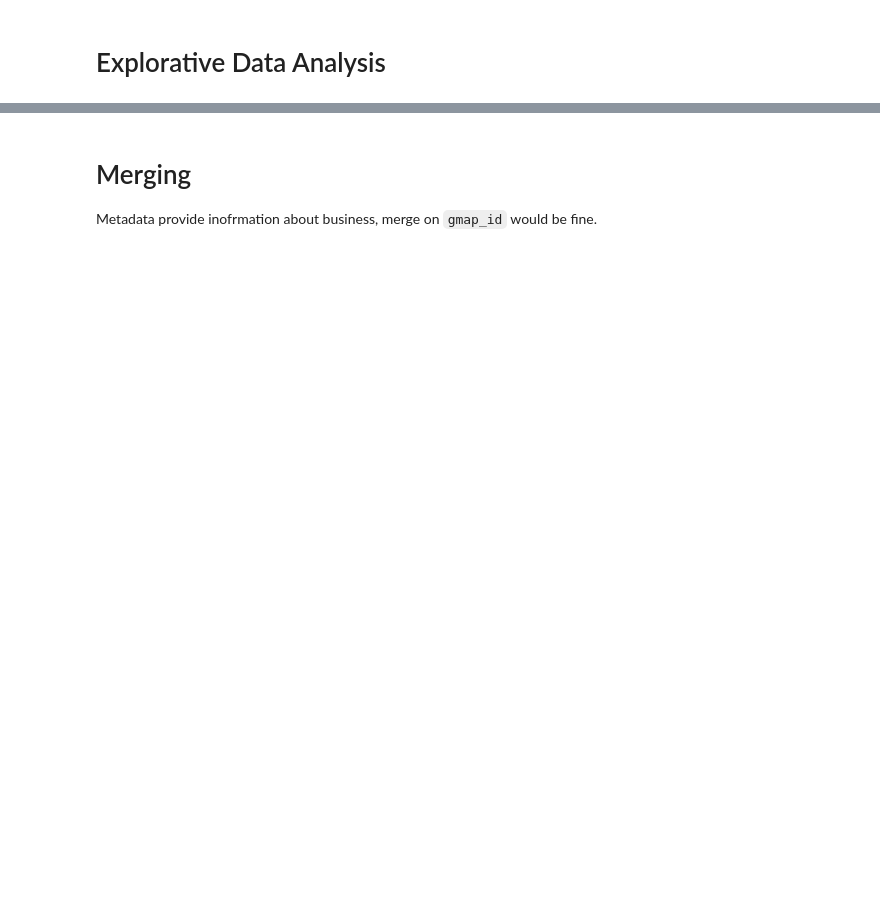
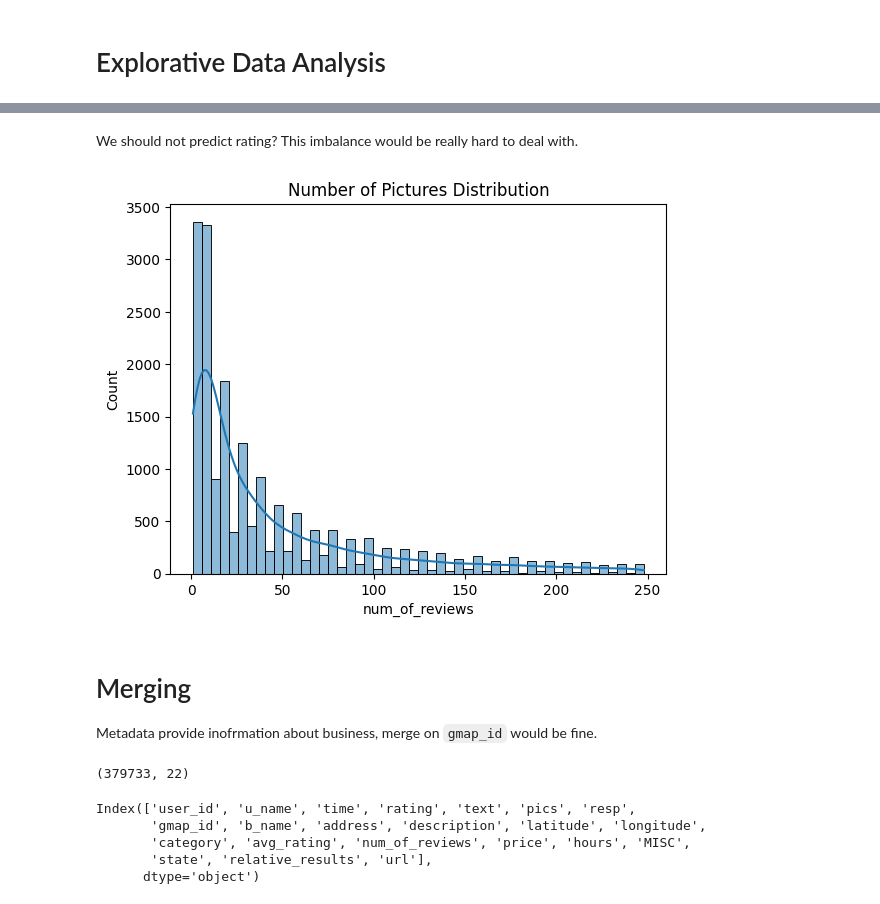
Before and after one commit to KevinBian107/RSDB, a Jupyter notebook: explorative data analysis/eda.ipynb, the cells around one changed output, grey strips where cells are left out. Drawn from its saved outputs; the diff is of its cells as text; code cells hidden in the pictures; blank space fills up the shorter version.

```diff
--- a/explorative data analysis/eda.ipynb
+++ b/explorative data analysis/eda.ipynb
@@ -59,0 +113,13 @@ Loading metadata from: /Users/kevinb/Desktop/cse158/TBR/data/metadata.json.gz
+# %%
+Q1 = meta_df['num_of_reviews'].quantile(0.25)
+Q3 = meta_df['num_of_reviews'].quantile(0.75)
+IQR = Q3 - Q1
+lower_bound = Q1 - 1.5 * IQR
+upper_bound = Q3 + 1.5 * IQR
+
+filtered_df = meta_df.filter(
+    items=meta_df[(meta_df['num_of_reviews'] >= lower_bound) & (meta_df['num_of_reviews'] <= upper_bound)].index,
+    axis=0
+)
+
+filtered_df.shape, meta_df.shape
@@ -60,2 +128,2 @@ Loading metadata from: /Users/kevinb/Desktop/cse158/TBR/data/metadata.json.gz
 # %%
-meta_df
+meta_df = filtered_df
@@ -76,3 +145,16 @@ meta_df
+# %% [markdown]
+We should not predict rating? This imbalance would be really hard to deal with.
+# %%
+sns.histplot(meta_df['num_of_reviews'], bins=50, kde=True)
+plt.title('Number of Pictures Distribution')
+plt.show()
+# %% [output]
+[figure, added]
 # %% [markdown]
 #  Merging
 Metadata provide inofrmation about business, merge on `gmap_id` would be fine.
+# %%
+merged_df = df.merge(meta_df, on='gmap_id', how='inner')
+print(merged_df.shape)
+# %% [output]
+(379733, 22)
@@ -78,0 +163,8 @@ Metadata provide inofrmation about business, merge on `gmap_id` would be fine.
+# %%
+merged_df.columns
+# %% [output]
+Index(['user_id', 'u_name', 'time', 'rating', 'text', 'pics', 'resp',
+       'gmap_id', 'b_name', 'address', 'description', 'latitude', 'longitude',
+       'category', 'avg_rating', 'num_of_reviews', 'price', 'hours', 'MISC',
+       'state', 'relative_results', 'url'],
+      dtype='object')
```
Also changed, not shown: parts of 44 cells of this notebook.
